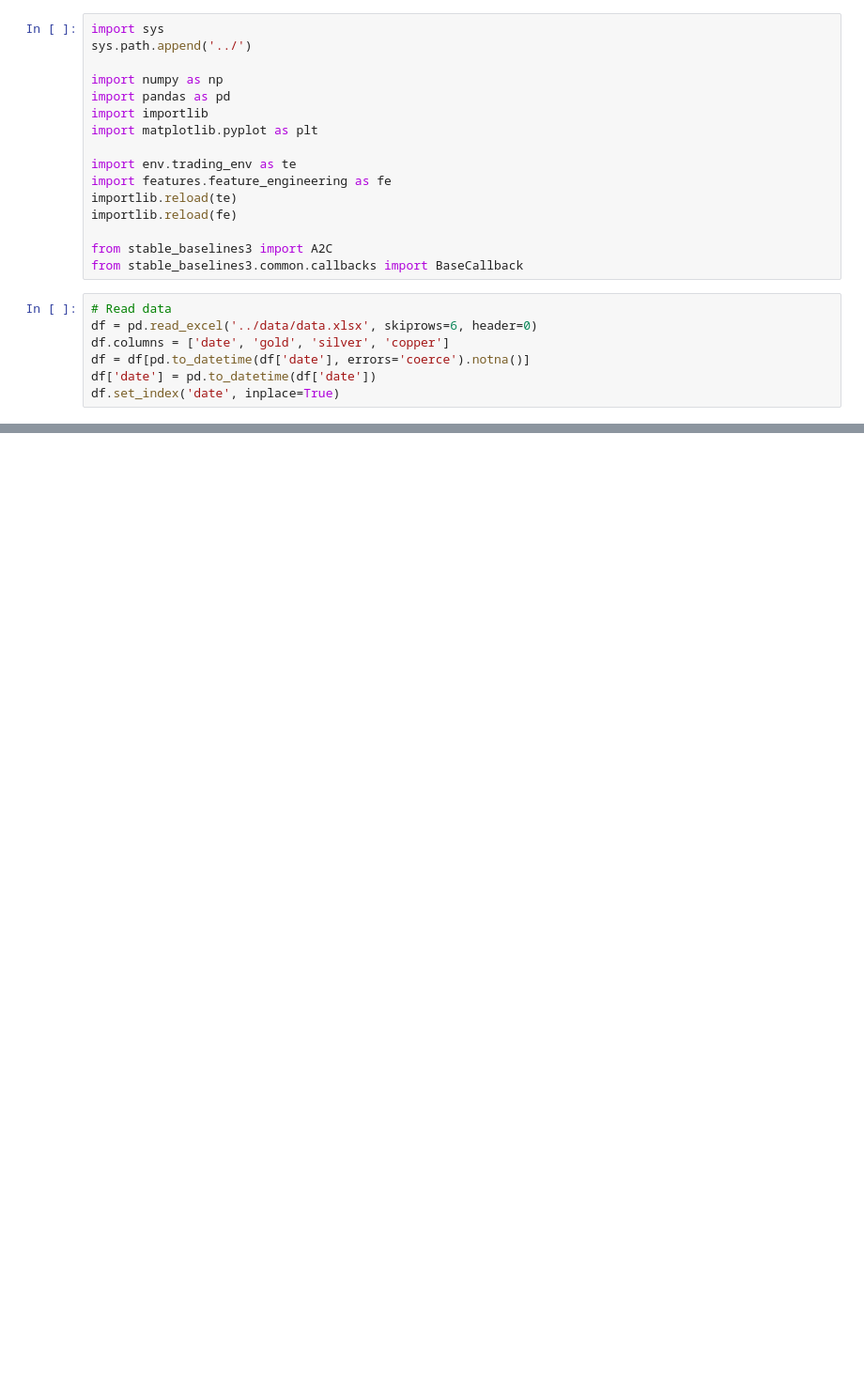
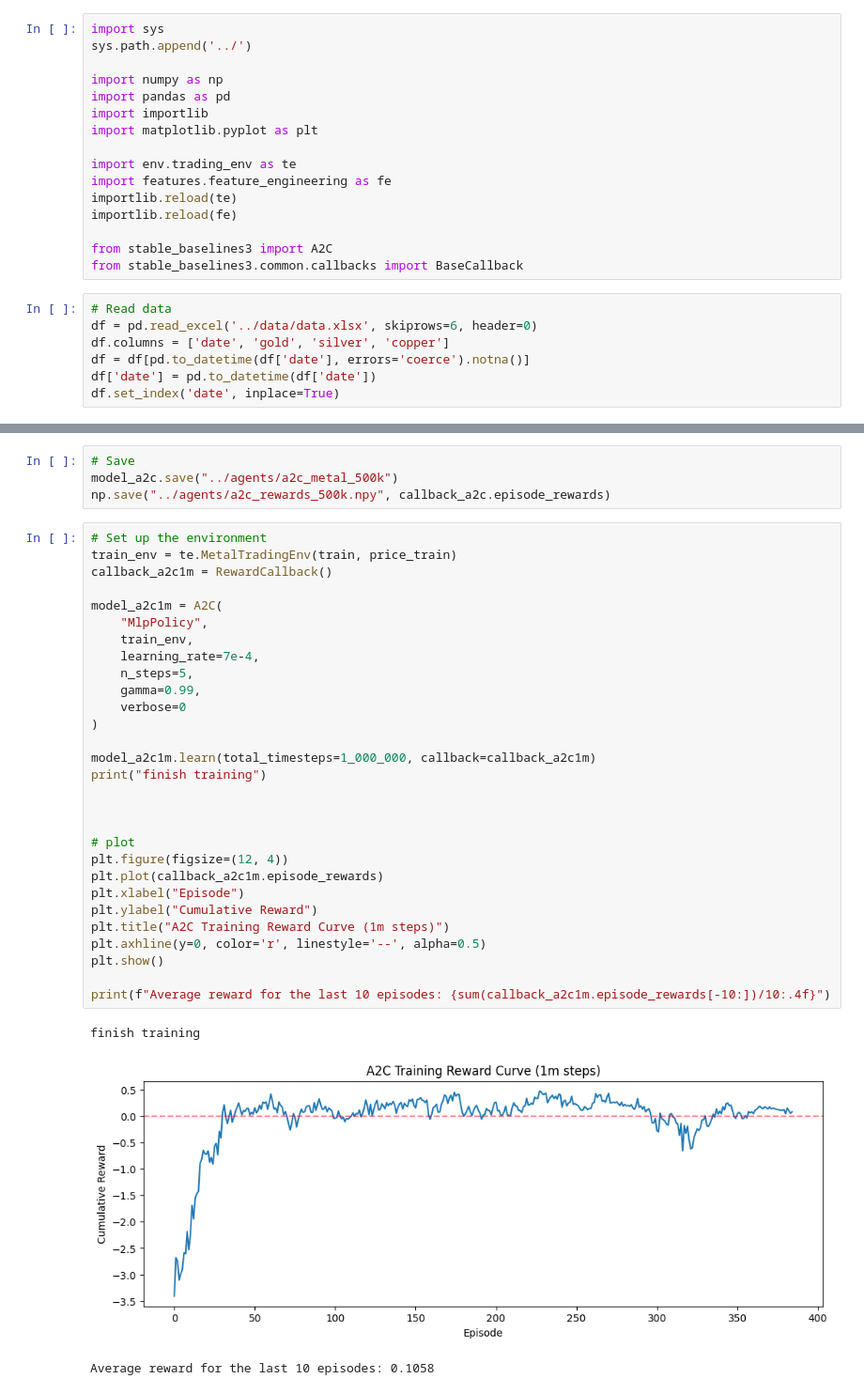
Before and after one commit to blackcatyu/DRL-for-Portfolio-Allocation, a Jupyter notebook: notebooks/04_train_step_return_a2c.ipynb, the cells around one changed output, grey strips where cells are left out. Shown at 94% size. Drawn from its saved outputs; the diff is of its cells as text; blank space fills up the shorter version.

Commit message:
trained A2C

```diff
--- a/notebooks/04_train_step_return_a2c.ipynb
+++ b/notebooks/04_train_step_return_a2c.ipynb
@@ -80,0 +85,37 @@ print(f"Average reward for the last 10 episodes: {sum(callback_sac500k.episode_r
+# %%
+# Save
+model_a2c.save("../agents/a2c_metal_500k")
+np.save("../agents/a2c_rewards_500k.npy", callback_a2c.episode_rewards)
+# %%
+# Set up the environment
+train_env = te.MetalTradingEnv(train, price_train)
+callback_a2c1m = RewardCallback()
+
+model_a2c1m = A2C(
+    "MlpPolicy",
+    train_env,
+    learning_rate=7e-4,
+    n_steps=5,
+    gamma=0.99,
+    verbose=0
+)
+
+model_a2c1m.learn(total_timesteps=1_000_000, callback=callback_a2c1m)
+print("finish training")
+
+
+
+# plot
+plt.figure(figsize=(12, 4))
+plt.plot(callback_a2c1m.episode_rewards)
+plt.xlabel("Episode")
+plt.ylabel("Cumulative Reward")
+plt.title("A2C Training Reward Curve (1m steps)")
+plt.axhline(y=0, color='r', linestyle='--', alpha=0.5)
+plt.show()
+
+print(f"Average reward for the last 10 episodes: {sum(callback_a2c1m.episode_rewards[-10:])/10:.4f}")
+# %% [output]
+finish training
+[figure, added]
+Average reward for the last 10 episodes: 0.1058
```
Also changed, not shown: parts of 5 cells of this notebook, 4 other files.
